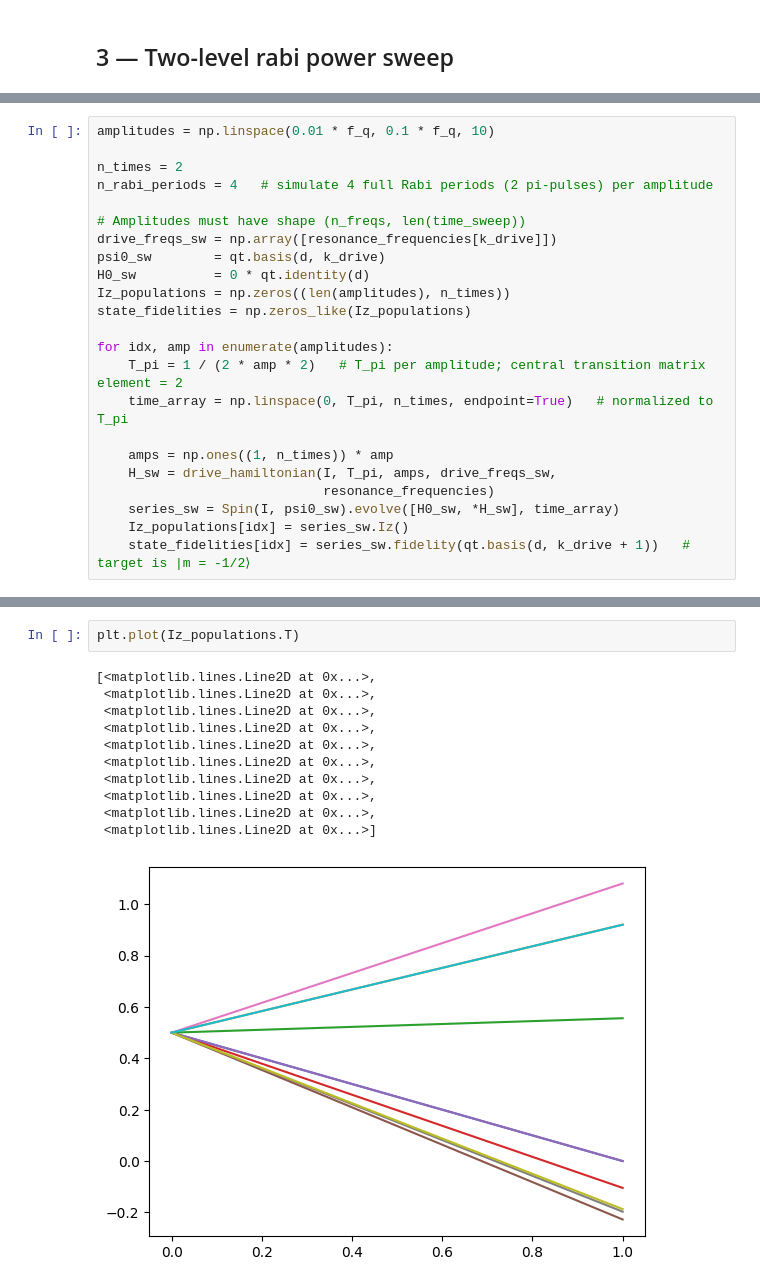
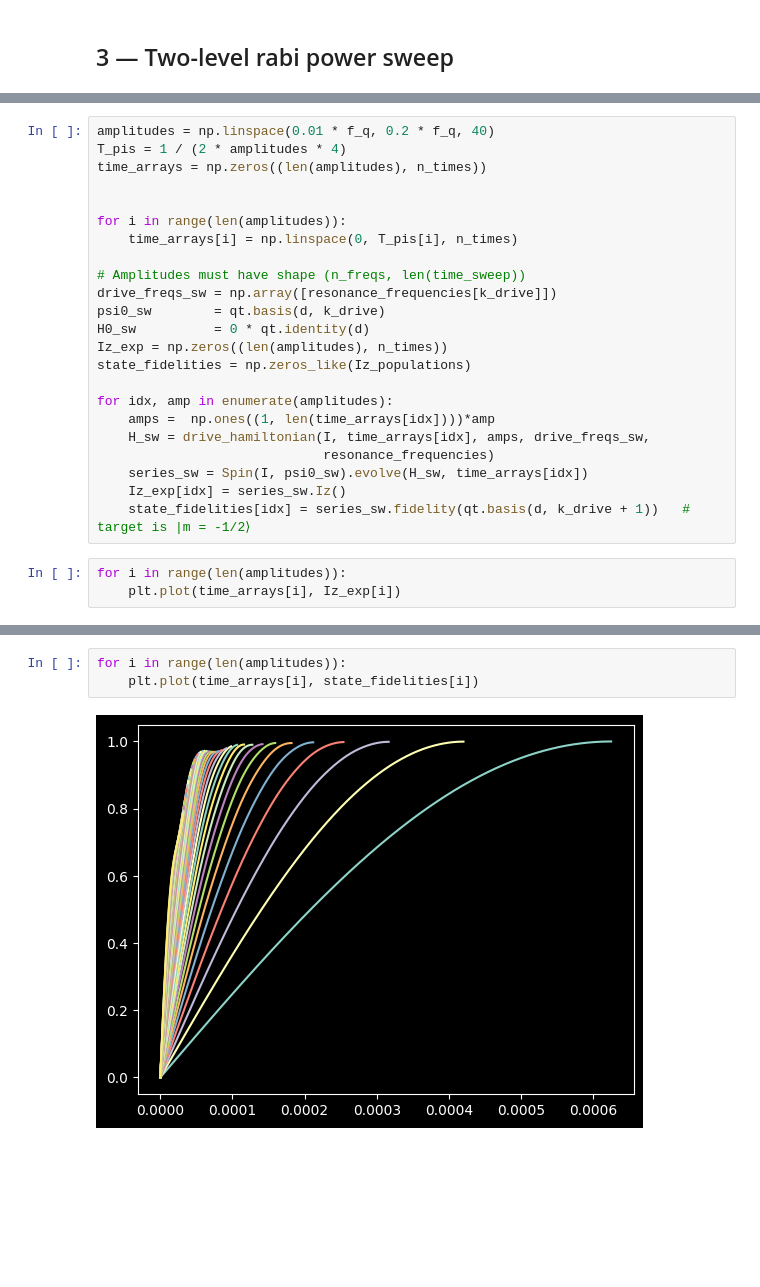
Before and after one commit to arjenvaartjes/Psyduck, a Jupyter notebook: examples/two level rabi/rabi_with_cross_driving.ipynb, the cells around one changed output, grey strips where cells are left out. Drawn from its saved outputs; the diff is of its cells as text; blank space fills up the shorter version.

```diff
--- a/examples/two level rabi/rabi_with_cross_driving.ipynb
+++ b/examples/two level rabi/rabi_with_cross_driving.ipynb
@@ -164,23 +168,26 @@ plot_populations(series_no_cc_g)
 # %%
-amplitudes = np.linspace(0.01 * f_q, 0.1 * f_q, 10)
+amplitudes = np.linspace(0.01 * f_q, 0.2 * f_q, 40)
+T_pis = 1 / (2 * amplitudes * 4)
+time_arrays = np.zeros((len(amplitudes), n_times))
 
-n_times = 2
-n_rabi_periods = 4   # simulate 4 full Rabi periods (2 pi-pulses) per amplitude
+
+for i in range(len(amplitudes)):
+    time_arrays[i] = np.linspace(0, T_pis[i], n_times)
 
 # Amplitudes must have shape (n_freqs, len(time_sweep))
 drive_freqs_sw = np.array([resonance_frequencies[k_drive]])
 psi0_sw        = qt.basis(d, k_drive)
 H0_sw          = 0 * qt.identity(d)
-Iz_populations = np.zeros((len(amplitudes), n_times))
+Iz_exp = np.zeros((len(amplitudes), n_times))
 state_fidelities = np.zeros_like(Iz_populations)
 
 for idx, amp in enumerate(amplitudes):
-    T_pi = 1 / (2 * amp * 2)   # T_pi per amplitude; central transition matrix element = 2
-    time_array = np.linspace(0, T_pi, n_times, endpoint=True)   # normalized to T_pi
-
-    amps = np.ones((1, n_times)) * amp
-    H_sw = drive_hamiltonian(I, T_pi, amps, drive_freqs_sw,
+    amps =  np.ones((1, len(time_arrays[idx])))*amp
+    H_sw = drive_hamiltonian(I, time_arrays[idx], amps, drive_freqs_sw,
                              resonance_frequencies)
-    series_sw = Spin(I, psi0_sw).evolve([H0_sw, *H_sw], time_array)
-    Iz_populations[idx] = series_sw.Iz()
+    series_sw = Spin(I, psi0_sw).evolve(H_sw, time_arrays[idx])
+    Iz_exp[idx] = series_sw.Iz()
     state_fidelities[idx] = series_sw.fidelity(qt.basis(d, k_drive + 1))   # target is |m = -1/2⟩
+# %%
+for i in range(len(amplitudes)):
+    plt.plot(time_arrays[i], Iz_exp[i])
@@ -187,14 +196,5 @@ for idx, amp in enumerate(amplitudes):
 # %%
-plt.plot(Iz_populations.T)
+for i in range(len(amplitudes)):
+    plt.plot(time_arrays[i], state_fidelities[i])
 # %% [output]
-[<matplotlib.lines.Line2D at 0x...>,
- <matplotlib.lines.Line2D at 0x...>,
- <matplotlib.lines.Line2D at 0x...>,
- <matplotlib.lines.Line2D at 0x...>,
- <matplotlib.lines.Line2D at 0x...>,
- <matplotlib.lines.Line2D at 0x...>,
- <matplotlib.lines.Line2D at 0x...>,
- <matplotlib.lines.Line2D at 0x...>,
- <matplotlib.lines.Line2D at 0x...>,
- <matplotlib.lines.Line2D at 0x...>]
-[figure, old version]
+[figure, new version]
```
Also changed, not shown: parts of 16 cells of this notebook.
